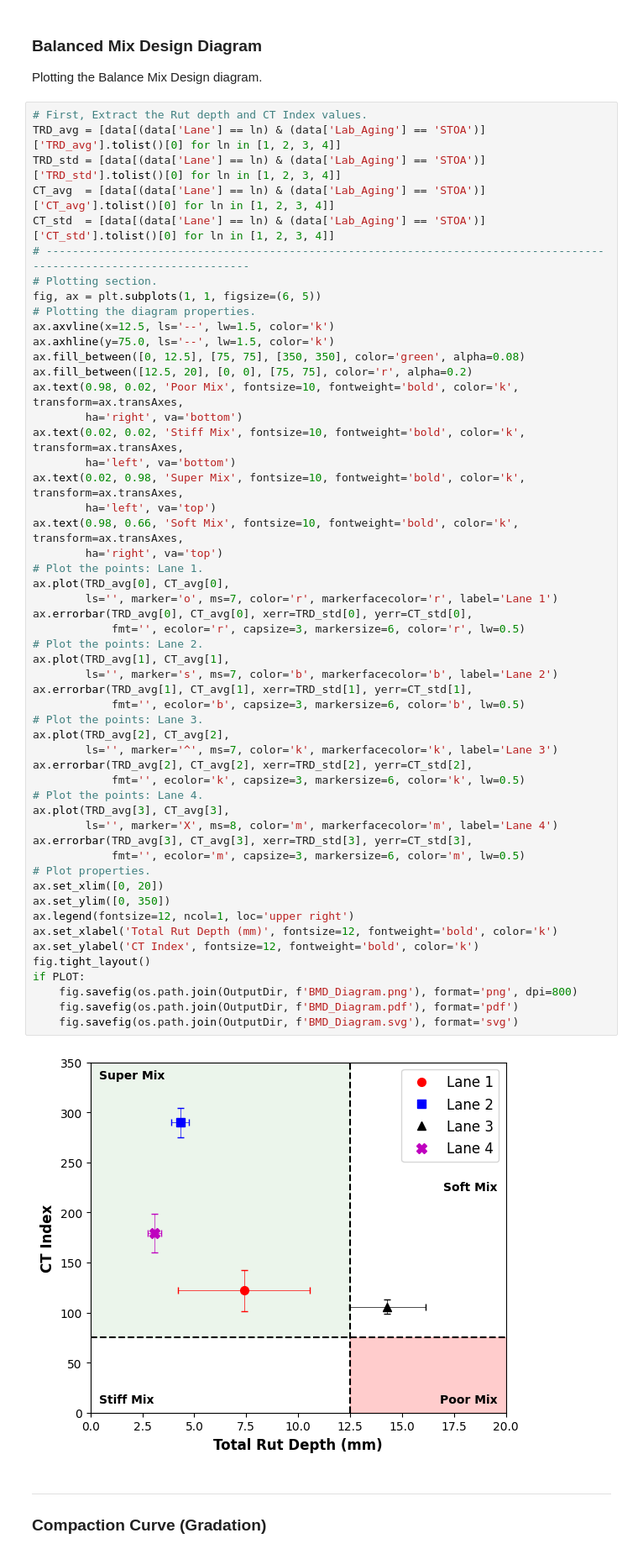
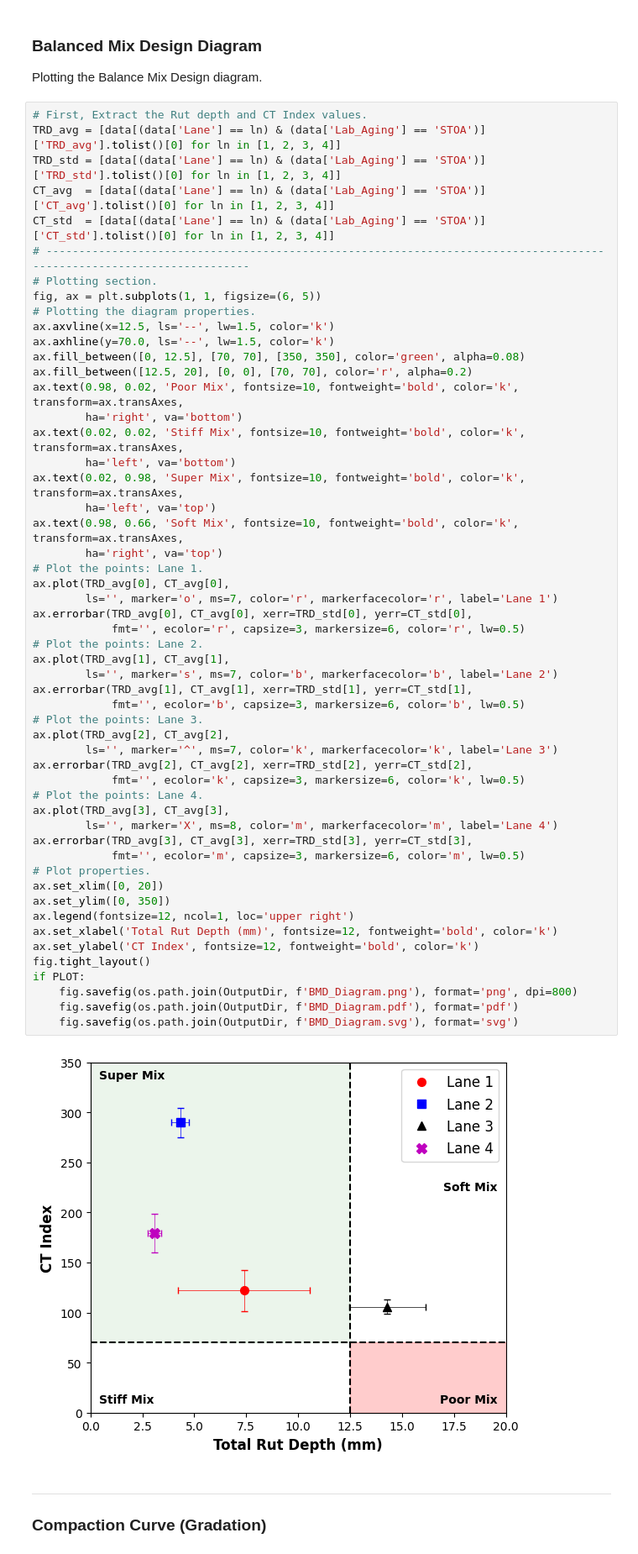
Before and after one commit to TFHRC-ABML/Pub_TRB_PolymerModified_PTF, a Jupyter notebook: Task02_Mixture_Level.ipynb, the cells around one changed output. Shown: that part at 84% size. Saved outputs shown, nothing was run; the diff lists cells and outputs as text.

Commit message:
Update BMD interaction graph

```diff
--- a/Task02_Mixture_Level.ipynb
+++ b/Task02_Mixture_Level.ipynb
@@ -697,9 +697,9 @@ CT_std  = [data[(data['Lane'] == ln) & (data['Lab_Aging'] == 'STOA')]['CT_std'].
 fig, ax = plt.subplots(1, 1, figsize=(6, 5))
 # Plotting the diagram properties.
 ax.axvline(x=12.5, ls='--', lw=1.5, color='k')
-ax.axhline(y=75.0, ls='--', lw=1.5, color='k')
-ax.fill_between([0, 12.5], [75, 75], [350, 350], color='green', alpha=0.08)
-ax.fill_between([12.5, 20], [0, 0], [75, 75], color='r', alpha=0.2)
+ax.axhline(y=70.0, ls='--', lw=1.5, color='k')
+ax.fill_between([0, 12.5], [70, 70], [350, 350], color='green', alpha=0.08)
+ax.fill_between([12.5, 20], [0, 0], [70, 70], color='r', alpha=0.2)
 ax.text(0.98, 0.02, 'Poor Mix', fontsize=10, fontweight='bold', color='k', transform=ax.transAxes,
         ha='right', va='bottom')
 ax.text(0.02, 0.02, 'Stiff Mix', fontsize=10, fontweight='bold', color='k', transform=ax.transAxes,
@@ -713,34 +713,34 @@ ax.plot(TRD_avg[0], CT_avg[0],
         ls='', marker='o', ms=7, color='r', markerfacecolor='r', label='Lane 1')
 ax.errorbar(TRD_avg[0], CT_avg[0], xerr=TRD_std[0], yerr=CT_std[0],
             fmt='', ecolor='r', capsize=3, markersize=6, color='r', lw=0.5)
 # Plot the points: Lane 2.
 ax.plot(TRD_avg[1], CT_avg[1],
         ls='', marker='s', ms=7, color='b', markerfacecolor='b', label='Lane 2')
 ax.errorbar(TRD_avg[1], CT_avg[1], xerr=TRD_std[1], yerr=CT_std[1],
             fmt='', ecolor='b', capsize=3, markersize=6, color='b', lw=0.5)
 # Plot the points: Lane 3.
 ax.plot(TRD_avg[2], CT_avg[2],
         ls='', marker='^', ms=7, color='k', markerfacecolor='k', label='Lane 3')
 ax.errorbar(TRD_avg[2], CT_avg[2], xerr=TRD_std[2], yerr=CT_std[2],
             fmt='', ecolor='k', capsize=3, markersize=6, color='k', lw=0.5)
 # Plot the points: Lane 4.
 ax.plot(TRD_avg[3], CT_avg[3],
         ls='', marker='X', ms=8, color='m', markerfacecolor='m', label='Lane 4')
 ax.errorbar(TRD_avg[3], CT_avg[3], xerr=TRD_std[3], yerr=CT_std[3],
             fmt='', ecolor='m', capsize=3, markersize=6, color='m', lw=0.5)
 # Plot properties.
 ax.set_xlim([0, 20])
 ax.set_ylim([0, 350])
 ax.legend(fontsize=12, ncol=1, loc='upper right')
 ax.set_xlabel('Total Rut Depth (mm)', fontsize=12, fontweight='bold', color='k')
 ax.set_ylabel('CT Index', fontsize=12, fontweight='bold', color='k')
 fig.tight_layout()
 if PLOT:
     fig.savefig(os.path.join(OutputDir, f'BMD_Diagram.png'), format='png', dpi=800)
     fig.savefig(os.path.join(OutputDir, f'BMD_Diagram.pdf'), format='pdf')
     fig.savefig(os.path.join(OutputDir, f'BMD_Diagram.svg'), format='svg')
 # %% [output]
-[figure, old version]
+[figure, new version]
 # %% [markdown]
 _______
 
```
Also changed, not shown: parts of 1 cell of this notebook.
